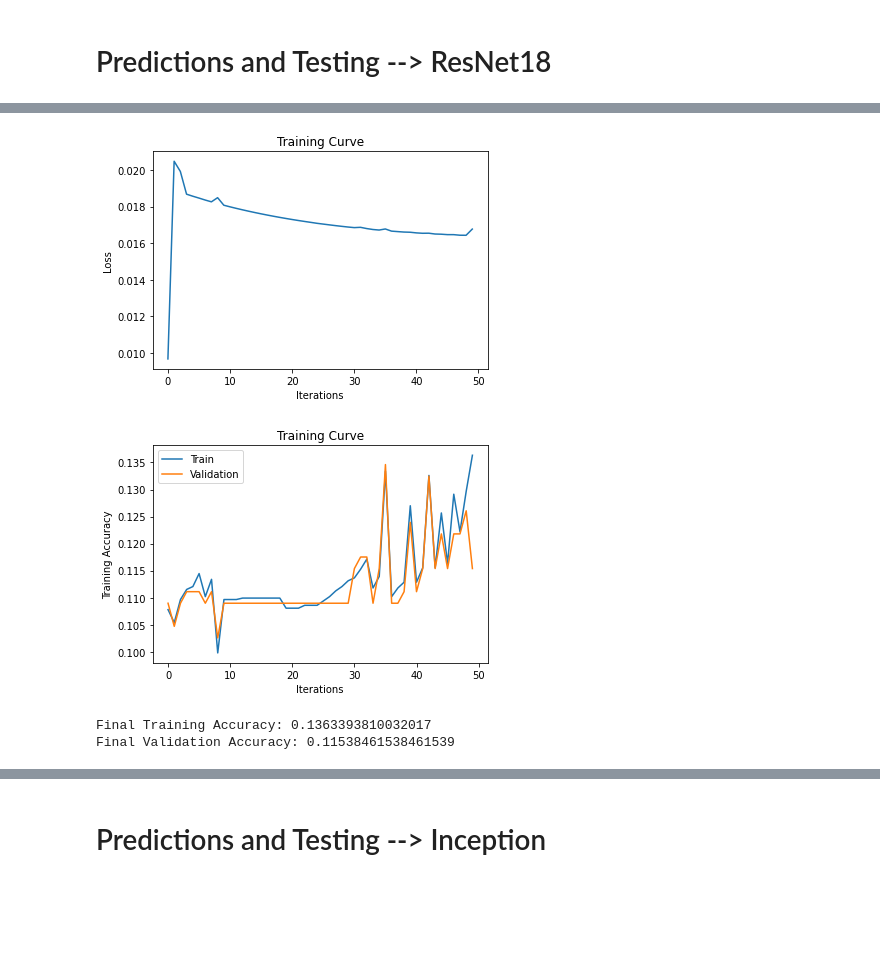
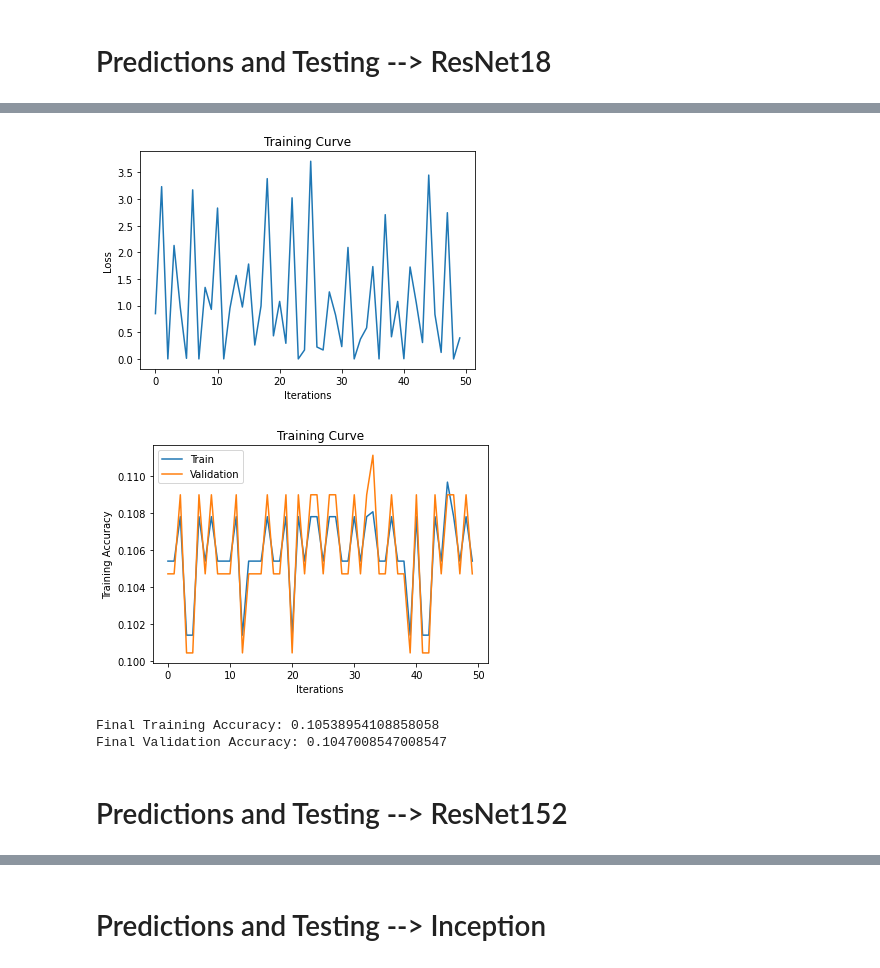
Before and after one commit to rozariot/Waste-Classification-Project, a Jupyter notebook: WasteClassificationProject.ipynb, the cells around one changed output, grey strips where cells are left out. Cells and saved outputs as stored; diff of their text form; code cells hidden in the pictures; blank space fills up the shorter version.

```diff
--- a/WasteClassificationProject.ipynb
+++ b/WasteClassificationProject.ipynb
@@ -132,7 +132,11 @@ def train(model, train_set, val_set, batch_size=64, num_epochs=1, learning_rate=
                   val_acc[epoch]))
 
       # Save the current model (checkpoint) to a file
-      model_path = get_model_name(model.name, batch_size, learning_rate, epoch)
+      if hasattr(model, 'name'):
+        name = model.name
+      else:
+        name = "WasteNet"
+      model_path = get_model_name(name, batch_size, learning_rate, epoch)
       torch.save(model.state_dict(), model_path)
 
 
@@ -274,6 +278,18 @@ class Waste_Classifier_MLP(nn.Module):
     x = F.relu(self.fc2(x))
     x = self.fc3(x)
     return x
+# %%
+class Waste_Classifier_One_Linear_Layer(nn.Module):
+  def __init__(self, name="WasteNet", hidden_size=256*6*6):
+    super(Waste_Classifier_One_Linear_Layer, self).__init__()
+    self.name = name
+    self.fc1 = nn.Linear(hidden_size, 10)
+    self.hidden_size = hidden_size
+
+  def forward(self, x):
+    x = x.view(-1, self.hidden_size) #flatten feature data
+    x = self.fc1(x)
+    return x
 # %% [markdown]
 # Predictions and Testing --> AlexNet
 # %%
@@ -454,8 +504,8 @@ Epoch 50: Train accuracy: 1.0, Training Loss: 0.0002961740829050541, Validation
 Final Training Accuracy: 1.0
 Final Validation Accuracy: 1.0
 # %%
-resNetClassify1 = Waste_Classifier_MLP(name="Waste_ResNet1", hidden_size=512*7*7)
+resNetClassify_single_fc = Waste_Classifier_One_Linear_Layer(name="fc_Res", hidden_size=512*1*1)
 if use_cuda and torch.cuda.is_available():
-  resNetClassify1 = resNetClassify1.cuda()
-train(resNetClassify1, feature_train_set, feature_val_set, batch_size=128, num_epochs=50, learning_rate=0.001)
+  resNetClassify_single_fc = resNetClassify_single_fc.cuda()
+train(resNetClassify_single_fc, feature_train_set, feature_val_set, batch_size=64, num_epochs=50, learning_rate=0.01)
 # %% [output]
@@ -479,4 +529,7 @@ Epoch 50: Train accuracy: 0.1363393810032017, Training Loss: 0.01676826179027557
-[figure, old version]
+[figure, new version]
-[figure, old version]
+[figure, new version]
-Final Training Accuracy: 0.1363393810032017
-Final Validation Accuracy: 0.11538461538461539
+Final Training Accuracy: 0.10538954108858058
+Final Validation Accuracy: 0.1047008547008547
+# %% [markdown]
+
+# Predictions and Testing --> ResNet152
```
Also changed, not shown: parts of 13 cells of this notebook.
